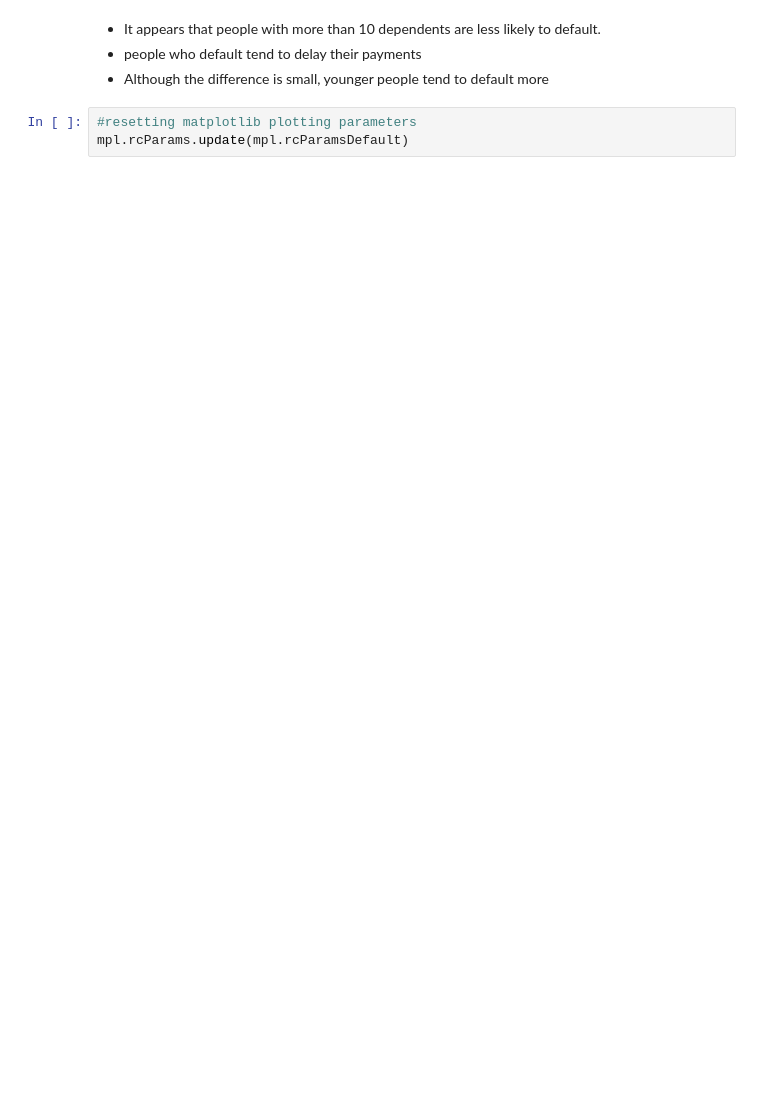
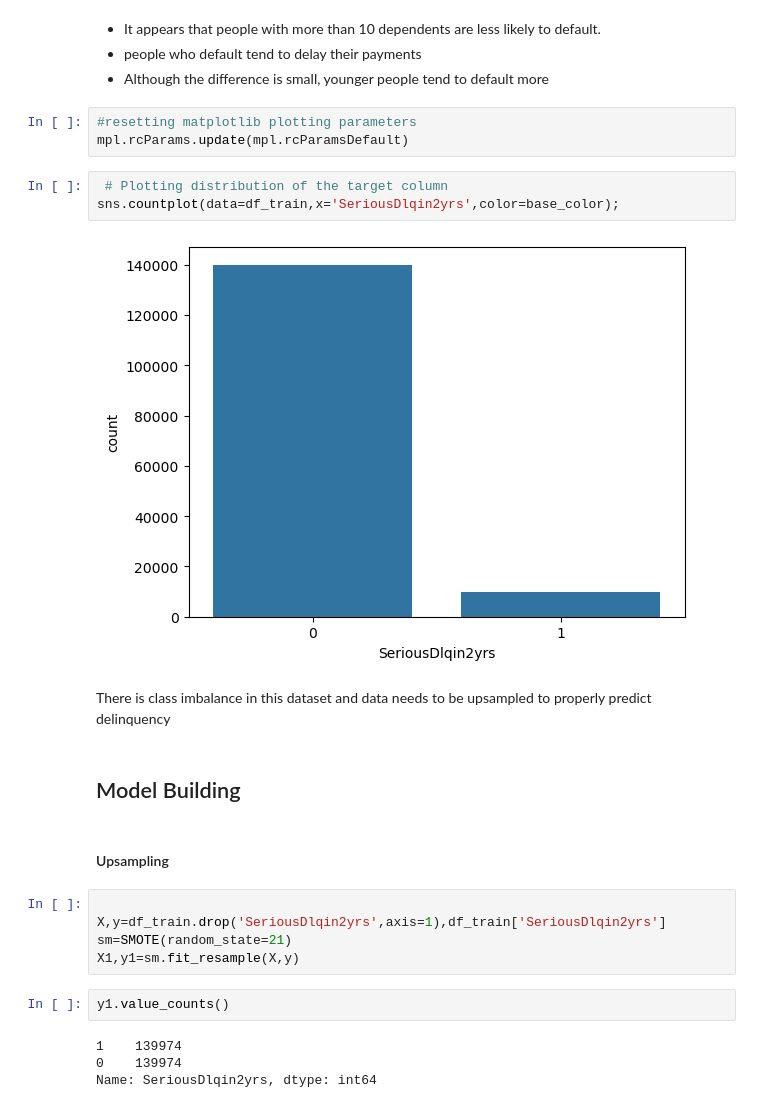
Before and after one commit to Satyaki9207/Loan_default_prediction, a Jupyter notebook: Credit_Default_prediction.ipynb, the cells around one changed output. Drawn from its saved outputs; the diff is of its cells as text; blank space fills up the shorter version.

```diff
--- a/Credit_Default_prediction.ipynb
+++ b/Credit_Default_prediction.ipynb
@@ -135,3 +153,25 @@ plt.subplots_adjust(right=1.5,top=1.5,left=0,bottom=0,wspace=0.8,hspace=2)
 # %%
 #resetting matplotlib plotting parameters
 mpl.rcParams.update(mpl.rcParamsDefault)
+# %%
+ # Plotting distribution of the target column
+sns.countplot(data=df_train,x='SeriousDlqin2yrs',color=base_color);
+# %% [output]
+[figure, added]
+# %% [markdown]
+There is class imbalance in this dataset and data needs to be upsampled to properly predict delinquency
+# %% [markdown]
+## Model Building
+# %% [markdown]
+#### Upsampling
+# %%
+
+X,y=df_train.drop('SeriousDlqin2yrs',axis=1),df_train['SeriousDlqin2yrs']
+sm=SMOTE(random_state=21)
+X1,y1=sm.fit_resample(X,y)
+# %%
+y1.value_counts()
+# %% [output]
+1    139974
+0    139974
+Name: SeriousDlqin2yrs, dtype: int64
```
Also changed, not shown: parts of 12 cells of this notebook, 1 other file.
